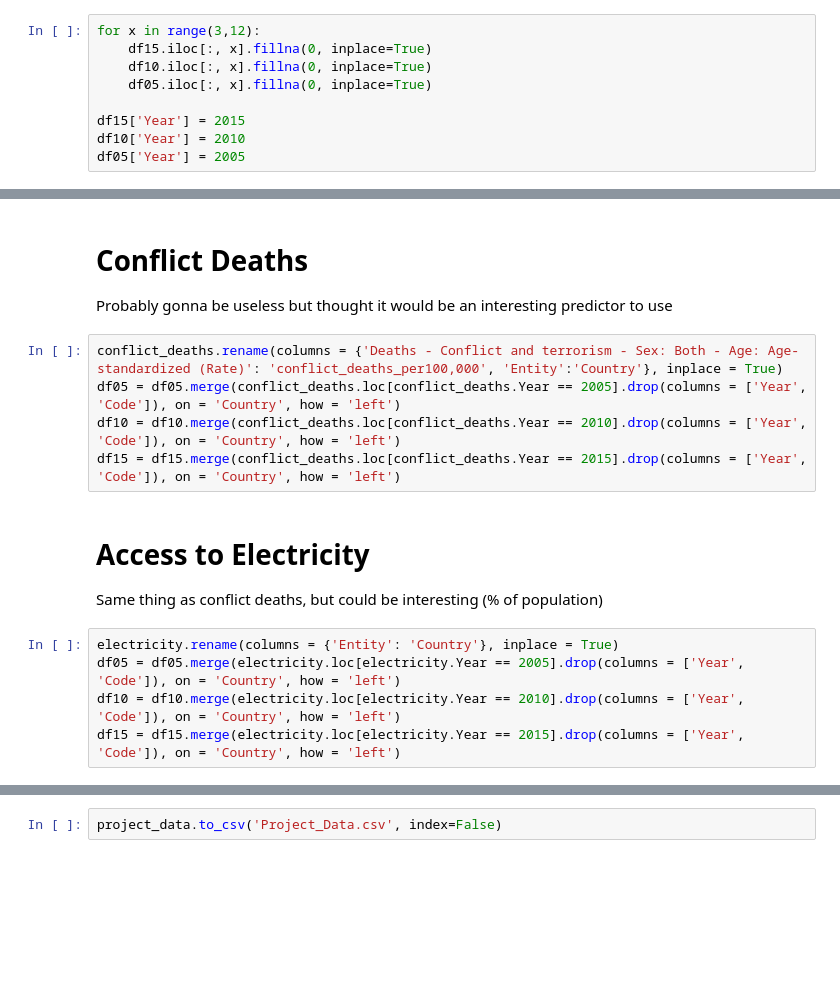
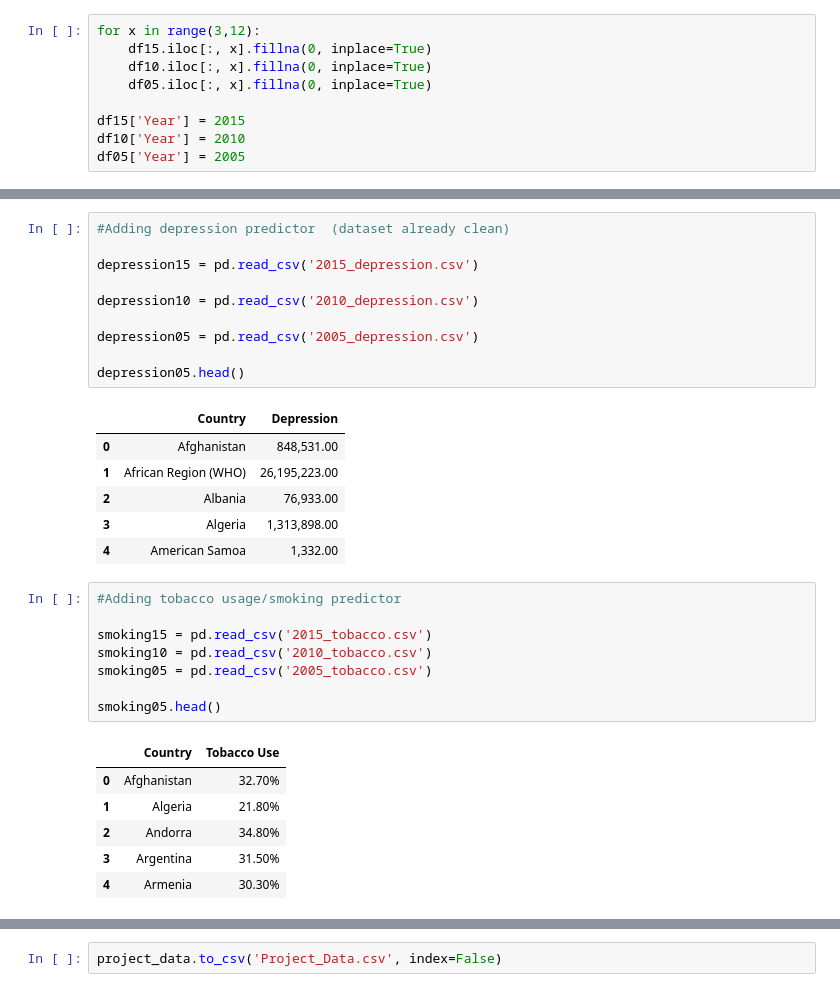
Before and after one commit to sarahabdul2/STAT-303-2-Project-, a Jupyter notebook: train_data.ipynb, the cells around one changed output, grey strips where cells are left out. Cells and saved outputs as stored; diff of their text form; blank space fills up the shorter version.

```diff
--- a/train_data.ipynb
+++ b/train_data.ipynb
@@ -251,16 +211,32 @@ df15 = df15.merge(population.loc[population.Year == 2015].drop(columns = 'Year')
-# %% [markdown]
-# Conflict Deaths
-Probably gonna be useless but thought it would be an interesting predictor to use
-# %%
-conflict_deaths.rename(columns = {'Deaths - Conflict and terrorism - Sex: Both - Age: Age-standardized (Rate)': 'conflict_deaths_per100,000', 'Entity':'Country'}, inplace = True)
-df05 = df05.merge(conflict_deaths.loc[conflict_deaths.Year == 2005].drop(columns = ['Year', 'Code']), on = 'Country', how = 'left')
-df10 = df10.merge(conflict_deaths.loc[conflict_deaths.Year == 2010].drop(columns = ['Year', 'Code']), on = 'Country', how = 'left')
-df15 = df15.merge(conflict_deaths.loc[conflict_deaths.Year == 2015].drop(columns = ['Year', 'Code']), on = 'Country', how = 'left')
-# %% [markdown]
-# Access to Electricity
-Same thing as conflict deaths, but could be interesting (% of population)
-# %%
-electricity.rename(columns = {'Entity': 'Country'}, inplace = True)
-df05 = df05.merge(electricity.loc[electricity.Year == 2005].drop(columns = ['Year', 'Code']), on = 'Country', how = 'left')
-df10 = df10.merge(electricity.loc[electricity.Year == 2010].drop(columns = ['Year', 'Code']), on = 'Country', how = 'left')
-df15 = df15.merge(electricity.loc[electricity.Year == 2015].drop(columns = ['Year', 'Code']), on = 'Country', how = 'left')
+# %%
+#Adding depression predictor  (dataset already clean)
+
+depression15 = pd.read_csv('2015_depression.csv')
+
+depression10 = pd.read_csv('2010_depression.csv')
+
+depression05 = pd.read_csv('2005_depression.csv')
+
+depression05.head()
+# %% [output]
+|  | Country | Depression |
+| 0 | Afghanistan | 848,531.00 |
+| 1 | African Region (WHO) | 26,195,223.00 |
+| 2 | Albania | 76,933.00 |
+| 3 | Algeria | 1,313,898.00 |
+| 4 | American Samoa | 1,332.00 |
+# %%
+#Adding tobacco usage/smoking predictor
+
+smoking15 = pd.read_csv('2015_tobacco.csv')
+smoking10 = pd.read_csv('2010_tobacco.csv')
+smoking05 = pd.read_csv('2005_tobacco.csv')
+
+smoking05.head()
+# %% [output]
+|  | Country | Tobacco Use |
+| 0 | Afghanistan | 32.70% |
+| 1 | Algeria | 21.80% |
+| 2 | Andorra | 34.80% |
+| 3 | Argentina | 31.50% |
+| 4 | Armenia | 30.30% |
```
Also changed, not shown: parts of 22 cells of this notebook, 2 other files.
